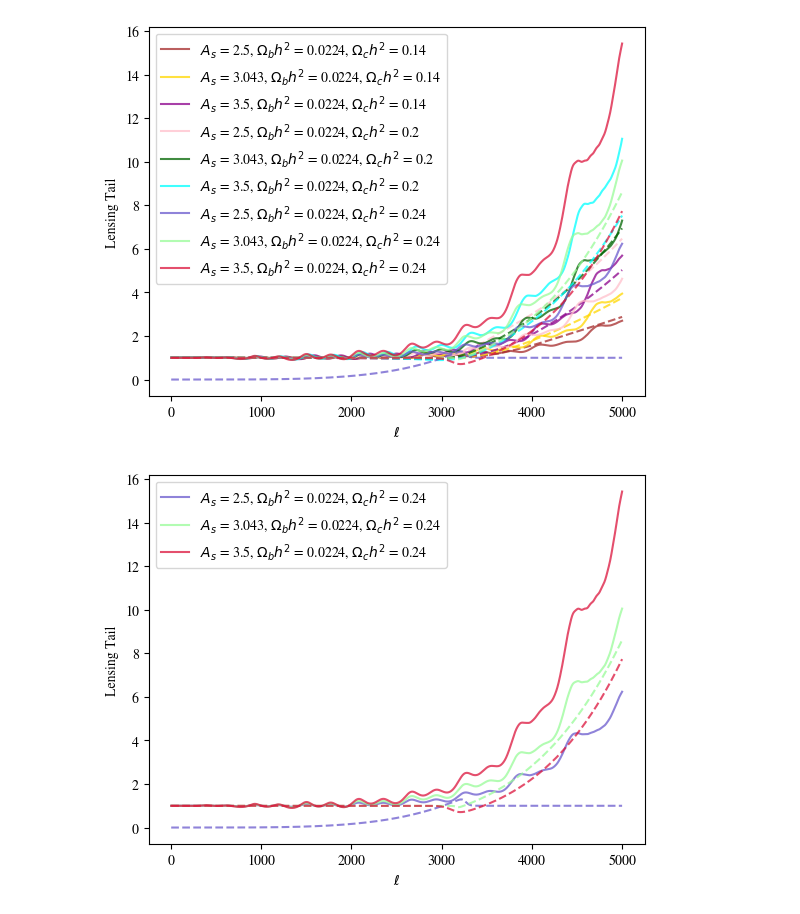
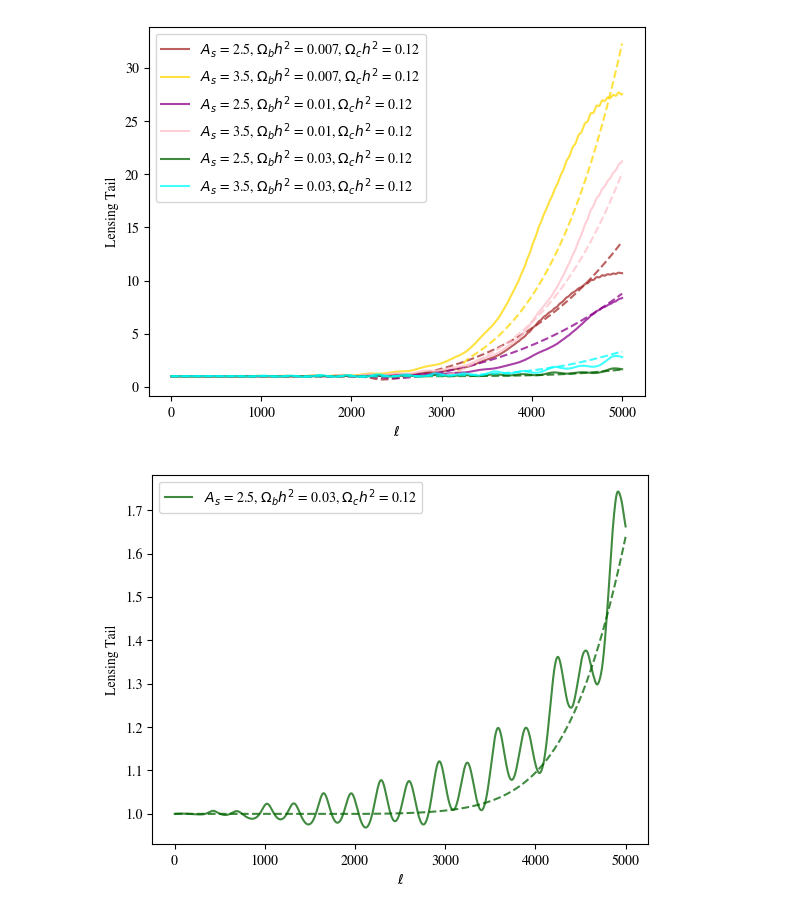
Before and after one commit to flapbat/cmb_lensing_tail, a Jupyter notebook: cross_correlation.ipynb, the cells around one changed output. Saved outputs shown, nothing was run; the diff lists cells and outputs as text; code cells hidden in the pictures.

```diff
--- a/cross_correlation.ipynb
+++ b/cross_correlation.ipynb
@@ -15,13 +15,17 @@ def get_lensing_camb(_ombh2, _omch2, _As):
     unlensed = powers['unlensed_total'][2:lm, 0]
     return lensed/unlensed
 # %%
-_as = [ 1.7, 3.043, 3.5,  1.7, 3.043, 3.5,  1.7, 3.043, 3.5,  1.7, 3.043, 3.5]
-_ombs = [0.0224,0.0224,0.0224,0.0224,0.0224,0.0224,0.0224,0.0224,0.0224,0.0224,0.0224,0.0224,]
-_omcs = [0.07,0.07,0.07,0.15,0.15,0.15,0.21,0.21,0.21,0.23,0.23,0.23]
+_as = [ 1.7,  3.5,  1.7,  3.5,  1.7,  3.5,  1.7,  3.5]
+_ombs = [0.0224,0.0224,0.0224,0.0224,0.0224,0.0224,0.0224,0.0224,]
+_omcs = [0.07,0.07,0.15,0.15,0.21,0.21,0.23,0.23]
 
-_as = [ 2.5, 3.043, 3.5,2.5, 3.043, 3.5,  2.5, 3.043, 3.5]
-_ombs = [0.0224,0.0224,0.0224,0.0224,0.0224,0.0224,0.0224,0.0224,0.0224,0.0224,0.0224,0.0224,0.0224,0.0224,0.0224]
-_omcs = [0.14,0.14,0.14, 0.20, 0.20, 0.20, 0.24, 0.24, 0.24]
+_as = [ 2.5, 3.5,2.5, 3.5,  2.5, 3.5]
+_ombs = [0.007,0.007,0.01,0.01,0.03,0.03]
+_omcs = [0.12,0.12, 0.12, 0.12, 0.12, 0.12]
+
+#_as = [ 2.5, 3.5,2.5, 3.5,  2.5, 3.5]
+#_ombs = [0.0224,0.0224,0.0224,0.0224,0.0224,0.03]
+#_omcs = [0.07,0.07, 0.10, 0.10, 0.17, 0.16]
 
 ells = np.array([l for l in range(2, lm)])
 n = len(_as)
@@ -31,16 +35,16 @@ fid_ombh2 = 0.0224
 fid_omch2 = 0.12
 # %%
 def lensing_tail_fit(ell, ombh2, omch2, a):
-    x2 = (ombh2 + omch2)/(fid_omch2 + fid_ombh2) - 1
+    x5 = a / 3.043 - 1
+    x2 = omch2/fid_omch2 -1
     x1 = ombh2/fid_ombh2 -1
-    x5 = a / 3.043 - 1
 
-    beta_1 = 0.6838 * (1 + -0.14316  * x2  + 0.21621 * x2**2 + -0.04256699 * x1 + 0.00295 * x5 + 0.0772 * x5**2 + -2.75811397 * x2 * x5)
-    beta_2 = 2803.1562 * (1 + -0.1925  * x2 + 0.33984  * x2**2 + 0.01274244 * x1 + 0.00465607 * x1**2 +0.01288  * x5 + -0.1299 * x5**2)
+    beta_1 =  0.6838  * (1 + 0.6785  * x1 + 5.1423 * x1 **2 +-0.0394 * x2 + 1.1529 * x1 * x2 + 0.00295 * x5 + 0.0772 * x5**2 + 0.02447 * x2 * x5)
+    beta_2 = 2803.1562 * (1 + -0.2020 * x1 + -0.1305 * x2 + -0.03670 * x1 ** 2 + 0.1632 * x2 **2 + 0.01521 * x1 * x2 +0.01288  * x5 + -0.1299 * x5**2 + -0.0278 * x2 * x5)
 
-    beta_3 = 3752.098 * (1 + -0.49117 * x2 + 0.3637 * x2**2 + 0.4959597  * x1 + 0.25204221 * x1**2 + -0.1017 * x5 + 0.1915  * x5**2 )
-    beta_4 = 407.009 * (1 + -0.879 * x2 + -0.3132 *x2**2 + 0.39838899 * x1 + -0.69752433 * x1**2 + 0.5307 * x5 + 0.1483 * x5**2 )
-    alpha = 2.5867 *(1 + 0.7702 * x2 + 0.3882 * x2 **2  + -0.98242872 * x1 + 1.15253038 * x1**2 + 1.4088  * x5 + 0.7482    * x5**2 )
+    beta_3 = 3752.098 * (1 + 0.7636 * x1 + -0.4728 * x2  + 0.3576 * x2**2  + 0.5453 * x1**2 + 1 * x1 * x2 + -0.1017 * x5 + 0.1915  * x5**2 + 1.1921 * x2 * x5 + -1.2684 * x1 * x5)
+    beta_4 = 407.009 * (1 + 1.4784 * x1 + 0.2269 * x1 **2 + -0.066 * x2 + -0.1976 *x2**2 + 1.00516 * x1 * x2 + 0.5307 * x5 + 0.1483 * x5**2 + 1.0168 * x2 * x5 +  1.0646 * x1 * x5)
+    alpha = 2.5867 *(1 + -1.1877 * x1 + 0.700  * x2 +0.2784 * x1 **2  + 0.2064 * x2 **2 + -0.9759 * x1 * x2 + 1.4088  * x5 + 0.7482    * x5**2  +1.006 *  x5 * x2 + -1.2217 * x1 * x5)
 
     sigm = (1 + np.exp(-(ell-beta_3)/beta_4))**(-1)
 
@@ -52,22 +56,22 @@ def lensing_tail_fit(ell, ombh2, omch2, a):
 # %%
 lensings_fit = [lensing_tail_fit(ells, _ombs[i], _omcs[i],_as[i]) for i in range(n)]
 # %%
-color_key = ["brown","gold","darkmagenta", "pink", "darkgreen", "aqua", "slateblue", "palegreen", "crimson", "blue", "lime", "black", "cyan", "lightcoral", "grey", "midnight blue"]
+color_key = ["brown","gold","darkmagenta", "pink", "darkgreen", "aqua", "slateblue", "palegreen", "crimson", "blue", "lime", "black", "cyan", "lightcoral"]
 for i in range(n):
     plt.plot(ells, lensings_fit[i], color = color_key[i], linestyle = "dashed", alpha = 0.75)
     plt.plot(ells, lensings_camb[i],  color = color_key[i], label = label_key[i], alpha = 0.75)
 plt.xlabel("$\\ell$")
 plt.ylabel("Lensing Tail")
 #plt.ylim(0.9,3)
 plt.legend()
 plt.show()
-for i in [6, 7,8]:
+for i in [4]:
     plt.plot(ells, lensings_fit[i], color = color_key[i], linestyle = "dashed", alpha = 0.75)
     plt.plot(ells, lensings_camb[i], color = color_key[i], label = label_key[i], alpha = 0.75)
 plt.legend()
 plt.xlabel("$\\ell$")
 plt.ylabel("Lensing Tail")
 plt.show()
 # %% [output]
-[figure, old version]
+[figure, new version]
-[figure, old version]
+[figure, new version]
```
Also changed, not shown: 23 other files.
